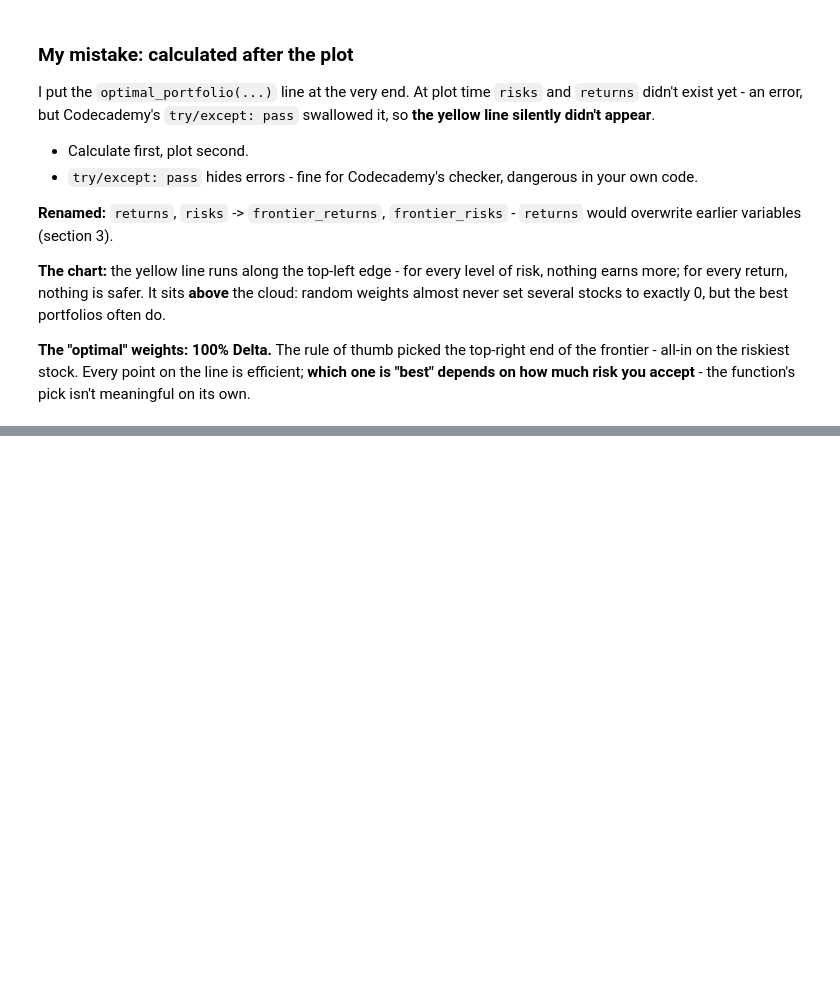
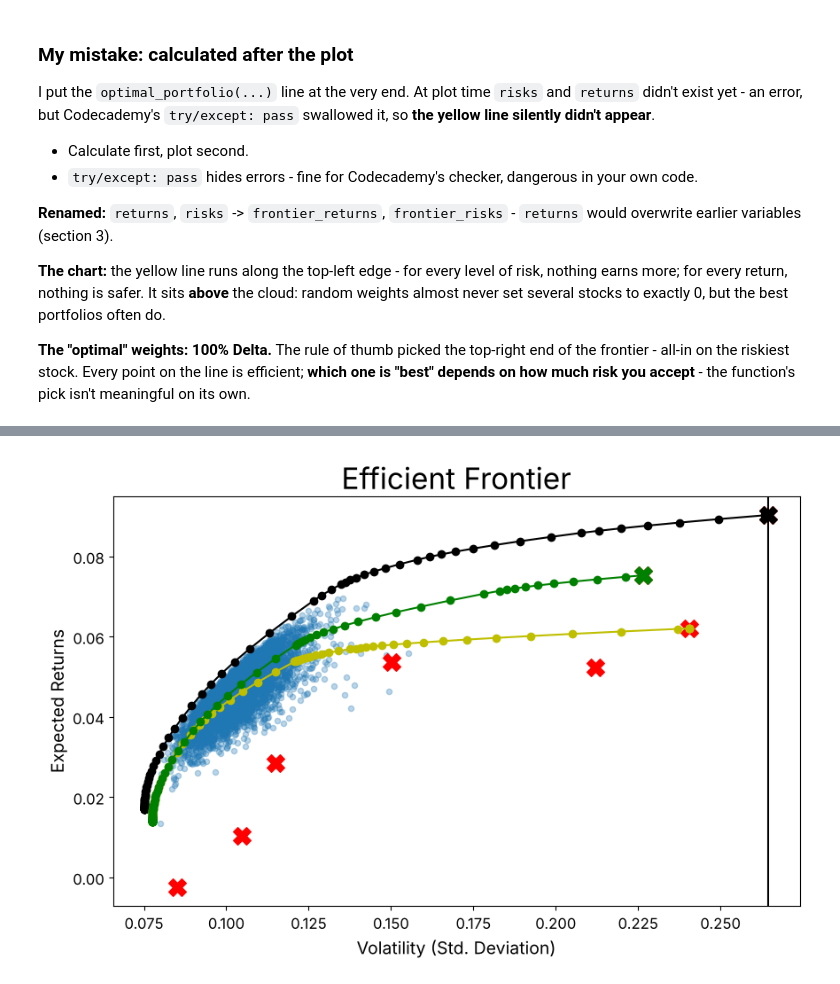
Before and after one commit to kkg98/panda-for-finance, a Jupyter notebook: notes/5_mean_variance_optimization/01_mean_variance_optimization.ipynb, the cells around one changed output, grey strips where cells are left out. Cells and saved outputs as stored; diff of their text form; code cells hidden in the pictures; blank space fills up the shorter version.

```diff
--- a/notes/5_mean_variance_optimization/01_mean_variance_optimization.ipynb
+++ b/notes/5_mean_variance_optimization/01_mean_variance_optimization.ipynb
@@ -626,0 +735,31 @@ I put the `optimal_portfolio(...)` line at the very end. At plot time `risks` an
+# %%
+path_dexcom = '../../data/stocks_nvidia_dexcom.csv'
+
+stock_data_dx = pd.read_csv(path_dexcom)
+selected_dx = list(stock_data_dx.columns[1:])
+
+returns_quarterly_dx = stock_data_dx[selected_dx].pct_change()
+expected_returns_dx = returns_quarterly_dx.mean()
+cov_quarterly_dx = returns_quarterly_dx.cov()
+
+single_asset_std_dx = np.sqrt(np.diagonal(cov_quarterly_dx))
+df = return_portfolios(expected_returns_dx, cov_quarterly_dx)
+weights_dx, returns_dx, risks_dx = optimal_portfolio(returns_quarterly_dx[1:])
+
+df.plot.scatter(x='Volatility', y='Returns', fontsize=12, alpha=0.3, figsize=(10, 6))
+plt.scatter(single_asset_std_dx, expected_returns_dx, marker='X', color='red', s=200)
+
+plt.axvline(single_asset_std_dx[-1], color='black')
+plt.scatter(single_asset_std_dx[-1], expected_returns_dx.iloc[-1], marker='X', color='black', s=200)   # Dexcom (last)
+plt.scatter(single_asset_std_dx[-2], expected_returns_dx.iloc[-2], marker='X', color='green', s=200)   # Nvidia (second to last)
+plt.plot(risks_dx, returns_dx, 'k-o')                     # 'k' = black: + Dexcom
+plt.plot(frontier_risks, frontier_returns, 'y-o')         # 6 stocks (section 8)
+plt.plot(risks_nv, returns_nv, 'g-o')                     # + Nvidia (section 9)
+
+plt.ylabel('Expected Returns',fontsize=14)
+plt.xlabel('Volatility (Std. Deviation)',fontsize=14)
+plt.title('Efficient Frontier', fontsize=24)
+plt.savefig(CHARTS + '01_10_frontier_with_dexcom.png')
+plt.show()
+# %% [output]
+[figure, added]
```
Also changed, not shown: parts of 10 cells of this notebook, 8 other files.
